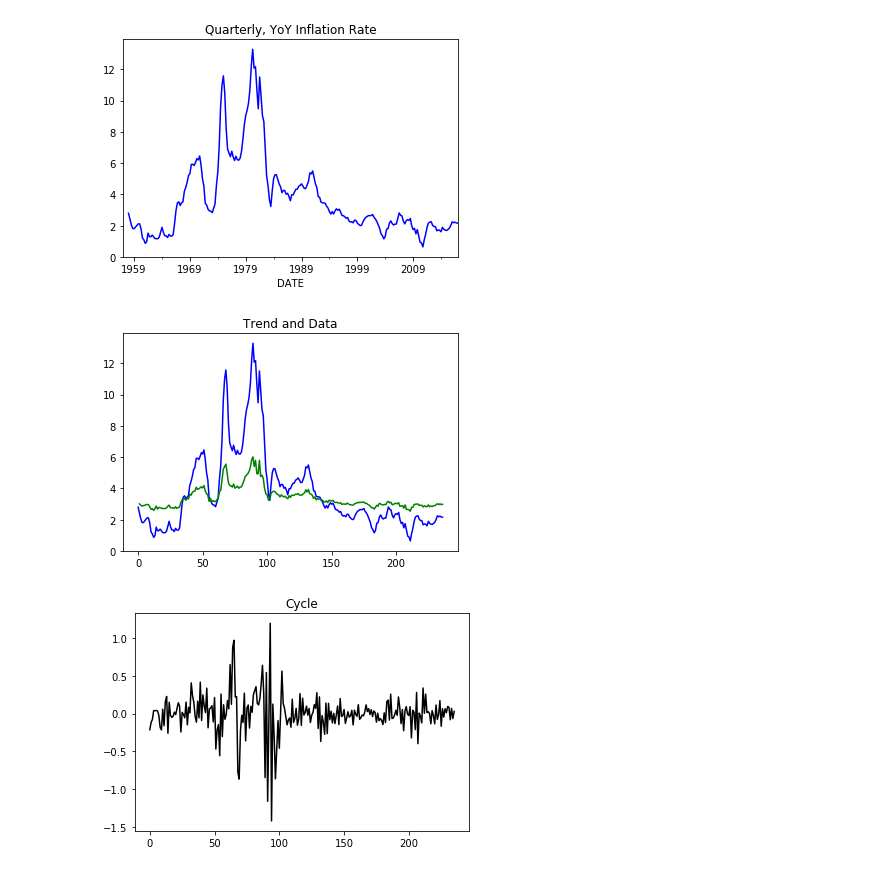
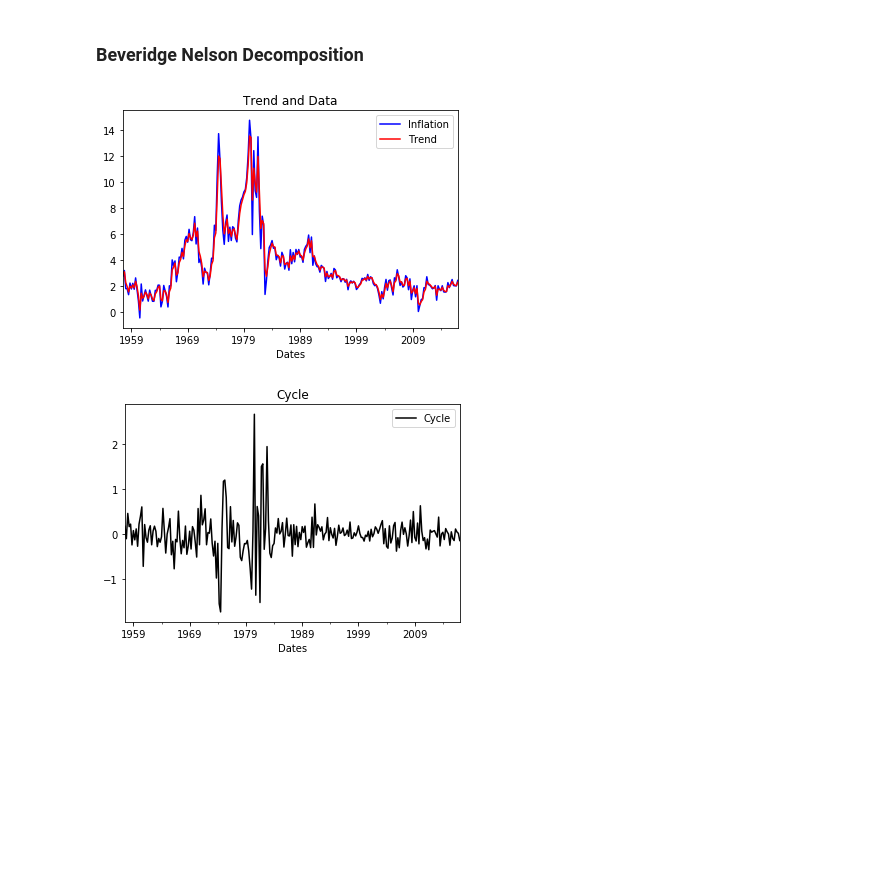
Before and after one commit to TomHase/misc_code, a Jupyter notebook: arima/inflation_arima.ipynb, the cells around one changed output. Drawn from its saved outputs; the diff is of its cells as text; code cells hidden in the pictures; blank space fills up the shorter version.

```diff
--- a/arima/inflation_arima.ipynb
+++ b/arima/inflation_arima.ipynb
@@ -8,66 +8,59 @@ import urllib.request
 # Download Core CPI data from FRED
 url = 'https://fred.stlouisfed.org/series/CPILFESL/downloaddata/CPILFESL.csv'
 source = urllib.request.urlopen(url).read().decode('utf-8').split("\n")
-df_monthly = pd.read_csv(url, header=0, parse_dates=[0], index_col=0, squeeze=True)
+df_monthly = pd.read_csv(url, header=0, parse_dates=[0], index_col=0, squeeze=True, names = ['Dates', 'Inflation'])
 
 # Monthly to Quarterly
 resample = df_monthly.resample('Q')
 df_quarterly = resample.mean()
 
-# Year over Year growth
-df_yoy = df_quarterly.pct_change(periods=4)*100
+# Annualized QoQ growth
+df_yoy = df_quarterly.pct_change(periods=1)*400
+df_yoy = df_yoy[1:,]
 
 # Convert to numpy
 pi=df_yoy.values
-pi = pi[4:,]
-
-# Plot data
-plt.figure()
-df_yoy.plot(style='b')
-plt.title('Quarterly, YoY Inflation Rate')
-plt.show()
-# %% [output]
-[figure, removed]
 # %%
 # IMA(1,1)
 
-p = 0
-d = 1
-q = 1
+p, d, q = 0, 1, 1
 
 # Model Instance
 ima = arima(p, d, q, pi)
 
-# Estimate the IMA model using maximum likelihood
-phi, theta, L, epsilon, v2 = ima()
+# AR coefficients, MA coefficients, log likelihood, errors
+phi, theta, L, epsilon, v2 = ima.phi, ima.theta, ima.L, ima.epsilon, ima.v2
+# %% [markdown]
+### Beveridge Nelson Decomposition
 # %%
 # Beveridge Nelson Decomposition
 
 # cycle: c_{t} = theta * epsilon_{t}
 c = theta * epsilon
 
 # trend: z_{t} = z_[t-1] + (1-theta) * epsilon_{t}
 z = np.empty_like(c)
-z[0] = pi[0] - c[0]
+z = pi[1:,] + c
 
-for i in range(1,len(z)):
-    z[i] = z[i-1] + (1-theta) * epsilon[i]
+idx = len(df_yoy) - len(z)
 
-# get the same shape as pi
-z = np.append(np.nan, z)
+# Pandas dataframes for easy plotting
+df_z = pd.DataFrame(z,index=df_yoy.index[idx:,])
+df_c = pd.DataFrame(c,index=df_yoy.index[idx:,])
+df_z.columns = ['Trend']
+df_c.columns = ['Cycle']
+df_yoy_plot = df_yoy[idx:,]
 
 # Plot trend
-plt.figure()
-plt.plot(pi, color='b')
-plt.plot(z, color='g')
+plot1 = df_yoy_plot.plot(style='b', legend=True)
+plot2 = df_z.plot(ax=plot1, style='r', legend=True)
 plt.title('Trend and Data')
 plt.show()
 
 # Plot cycle
-plt.figure()
-plt.plot(c,  color = 'k')
+df_c.plot(style='k', legend=True)
 plt.title('Cycle')
 plt.show()
 # %% [output]
-[figure, old version]
+[figure, new version]
-[figure, old version]
+[figure, new version]
```
Also changed, not shown: parts of 7 cells of this notebook, 3 other files.
